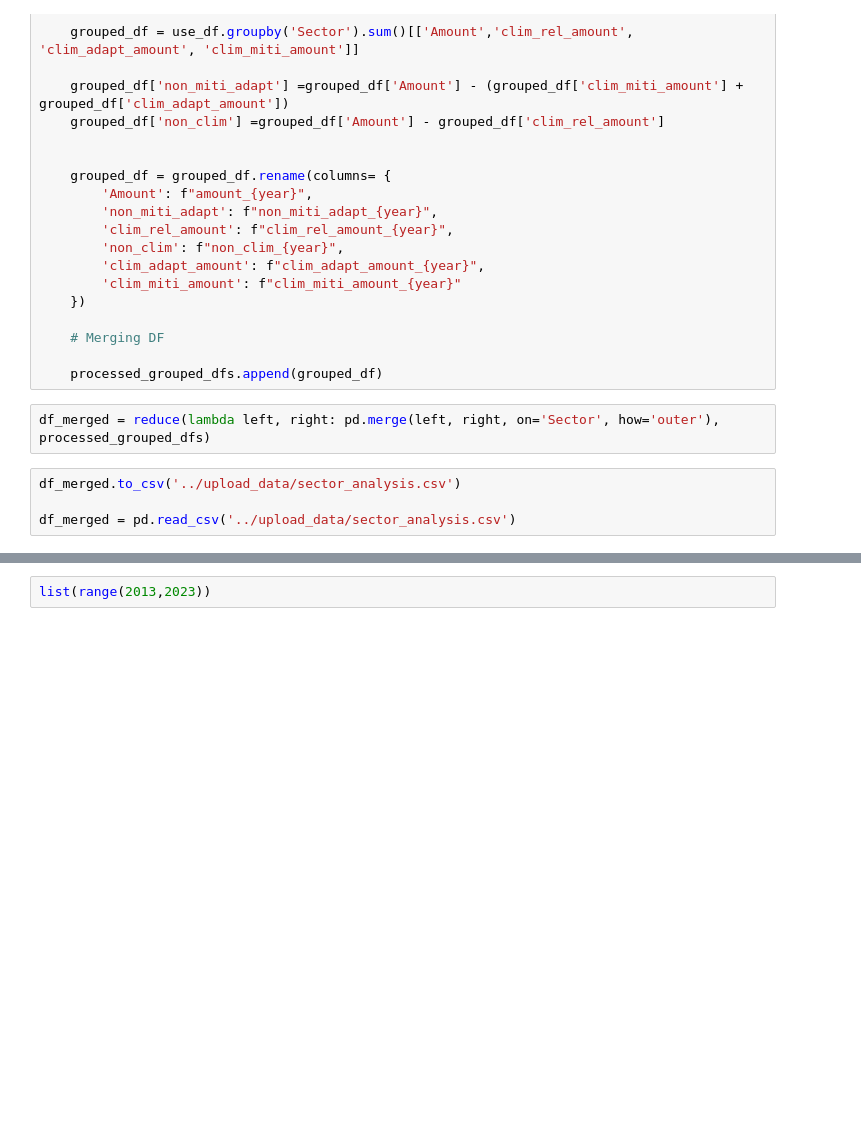
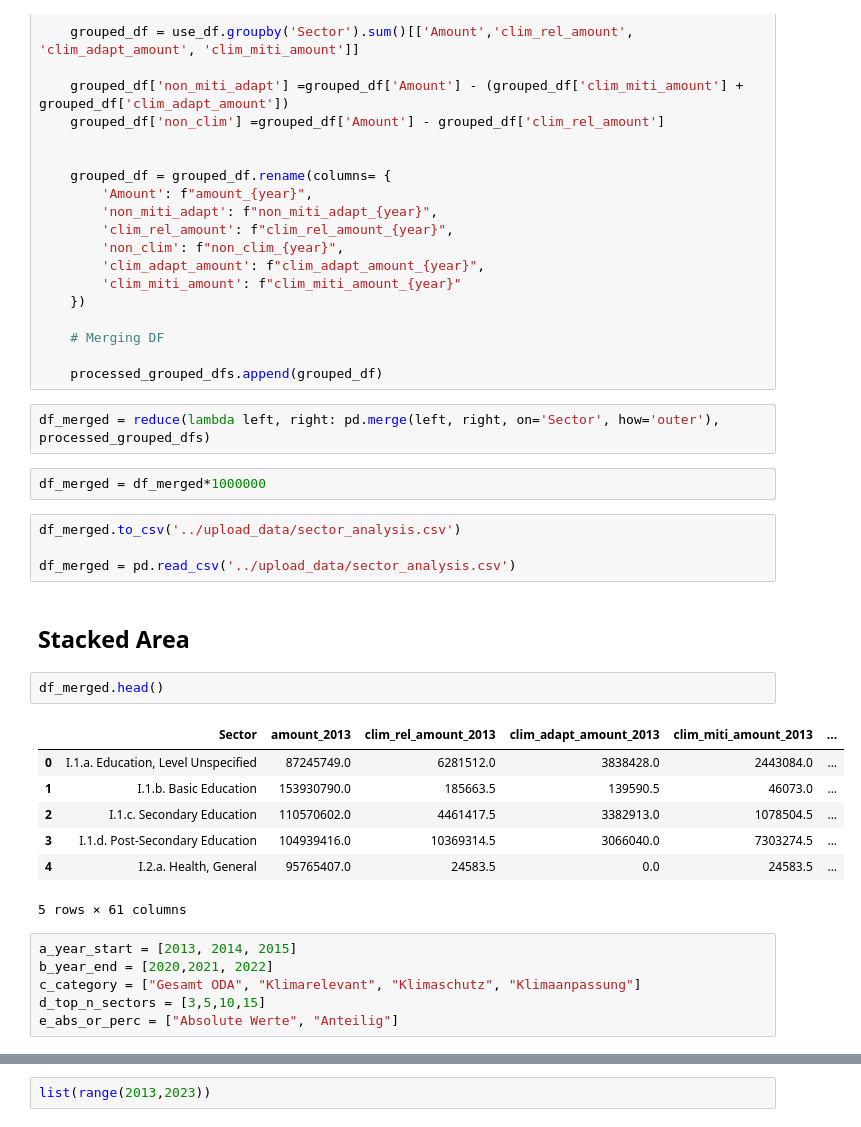
Before and after one commit to Samuel-Drewes/KlimaPortfolios, a Jupyter notebook: notebooks/clean.ipynb, the cells around one changed output, grey strips where cells are left out. Drawn from its saved outputs; the diff is of its cells as text; blank space fills up the shorter version.

```diff
--- a/notebooks/clean.ipynb
+++ b/notebooks/clean.ipynb
@@ -733,7 +733,27 @@ for year, df in dictionary_df.items():
     processed_grouped_dfs.append(grouped_df)
 # %%
 df_merged = reduce(lambda left, right: pd.merge(left, right, on='Sector', how='outer'), processed_grouped_dfs)
+# %%
+df_merged = df_merged*1000000
 # %%
 df_merged.to_csv('../upload_data/sector_analysis.csv')
 
 df_merged = pd.read_csv('../upload_data/sector_analysis.csv')
+# %% [markdown]
+## Stacked Area
+# %%
+df_merged.head()
+# %% [output]
+|  | Sector | amount_2013 | clim_rel_amount_2013 | clim_adapt_amount_2013 | clim_miti_amount_2013 | ... |
+| 0 | I.1.a. Education, Level Unspecified | 87245749.0 | 6281512.0 | 3838428.0 | 2443084.0 | ... |
+| 1 | I.1.b. Basic Education | 153930790.0 | 185663.5 | 139590.5 | 46073.0 | ... |
+| 2 | I.1.c. Secondary Education | 110570602.0 | 4461417.5 | 3382913.0 | 1078504.5 | ... |
+| 3 | I.1.d. Post-Secondary Education | 104939416.0 | 10369314.5 | 3066040.0 | 7303274.5 | ... |
+| 4 | I.2.a. Health, General | 95765407.0 | 24583.5 | 0.0 | 24583.5 | ... |
+5 rows × 61 columns
+# %%
+a_year_start = [2013, 2014, 2015]
+b_year_end = [2020,2021, 2022]
+c_category = ["Gesamt ODA", "Klimarelevant", "Klimaschutz", "Klimaanpassung"]
+d_top_n_sectors = [3,5,10,15]
+e_abs_or_perc = ["Absolute Werte", "Anteilig"]
```
Also changed, not shown: parts of 69 cells of this notebook, 2 other files.
